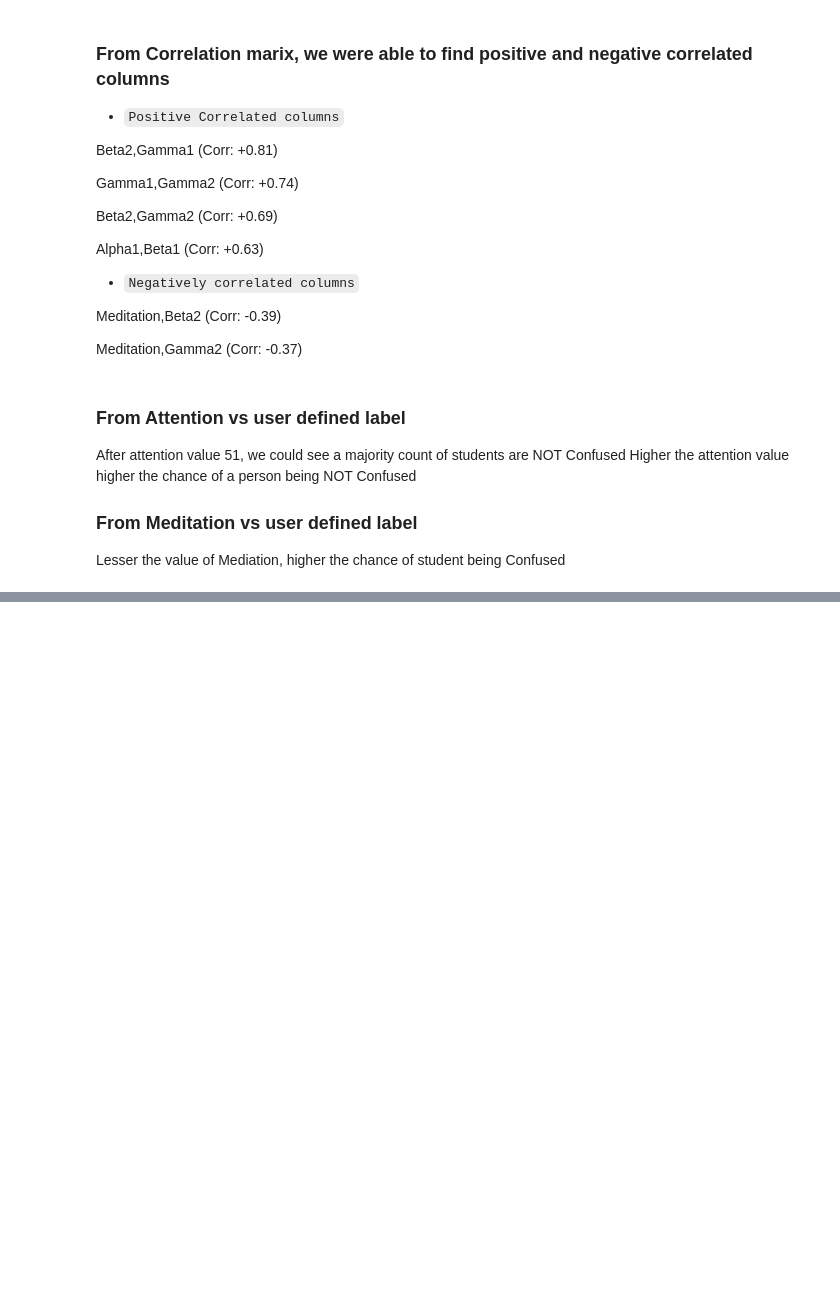
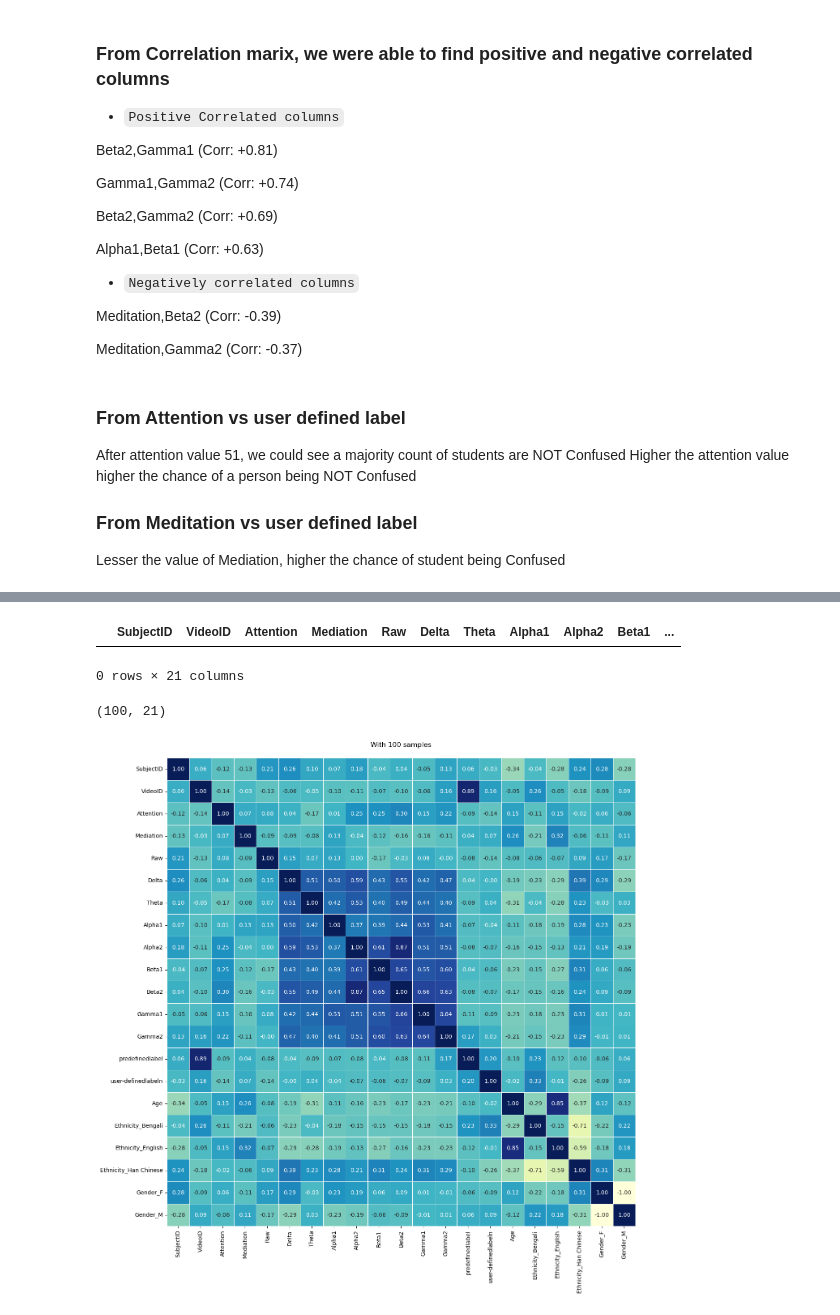
Before and after one commit to Subasree-Vivekanandan/Student-Attention-detection-using-EEG, a Jupyter notebook: eeg analysis-edit.ipynb, the cells around one changed output, grey strips where cells are left out. Saved outputs shown, nothing was run; the diff lists cells and outputs as text; code cells hidden in the pictures; blank space fills up the shorter version.

```diff
--- a/eeg analysis-edit.ipynb
+++ b/eeg analysis-edit.ipynb
@@ -767,0 +770,6 @@ Lesser the value of Mediation, higher the chance of student being Confused
+# %%
+att_medit_grt0 = merged_data[(merged_data["Attention"]>0.0)&(merged_data["Mediation"]>0.0)]
+att_medit_grt0[(att_medit_grt0["Attention"]==0.0)|(att_medit_grt0["Mediation"]==0.0)]
+# %% [output]
+|  | SubjectID | VideoID | Attention | Mediation | Raw | Delta | Theta | Alpha1 | Alpha2 | Beta1 | ... |
+0 rows × 21 columns
@@ -767,0 +778,2 @@ Lesser the value of Mediation, higher the chance of student being Confused
+# %%
+random_100 = pd.read_csv("./data generated/Random-100-samples.csv")
@@ -767,0 +783,12 @@ Lesser the value of Mediation, higher the chance of student being Confused
+# %%
+random_100.shape
+# %% [output]
+(100, 21)
+# %%
+plt.figure(figsize=(15,15))
+corr_mat = random_100.corr()
+sns.heatmap(corr_mat,square=True,annot=True,fmt='.2f',cbar=False,linewidths=0.5,cmap="YlGnBu");
+plt.title("With 100 samples",pad=20.0)
+plt.savefig(r"C:\Users\HP\Notebook files\IP\plt generated\100-samples-cmtx.png")
+# %% [output]
+[figure, added]
```
Also changed, not shown: parts of 10 cells of this notebook.
